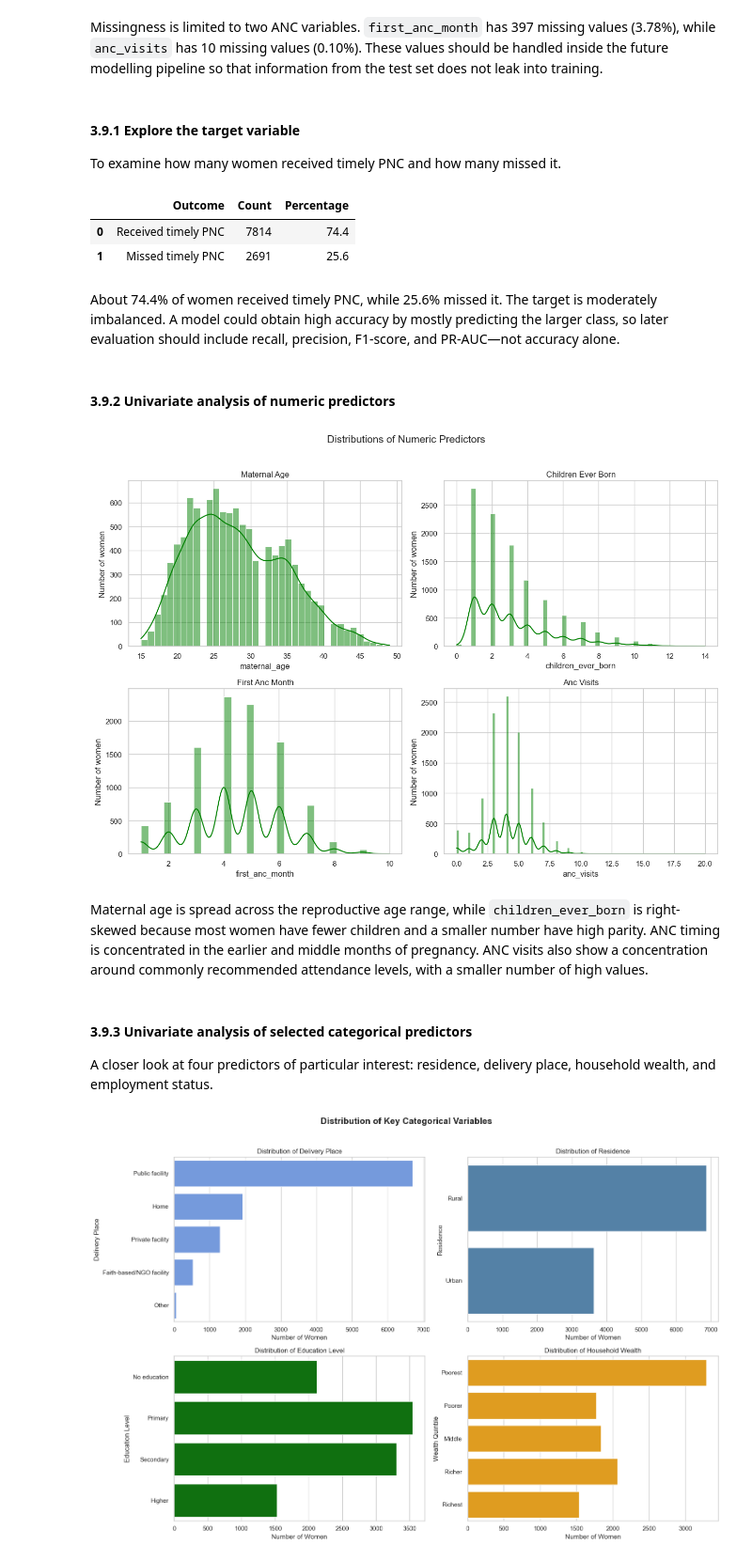
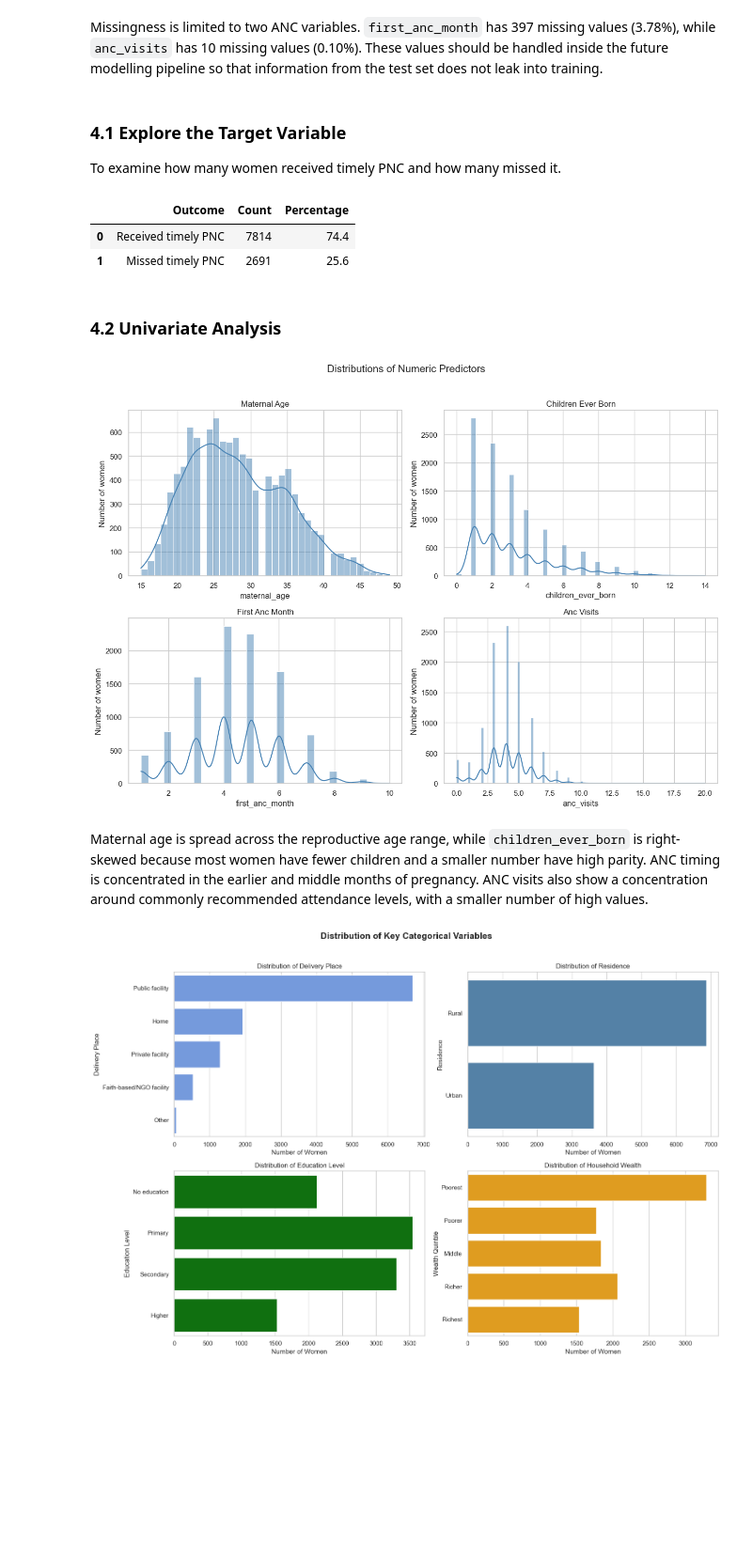
Before and after one commit to dr-baridiminer/Maternal_Health_PNC_Risk_Stratification_Capstone, a Jupyter notebook: notebooks/00_full_project.ipynb, the cells around one changed output. Shown at 94% size. Saved outputs shown, nothing was run; the diff lists cells and outputs as text; code cells hidden in the pictures; blank space fills up the shorter version.

Commit message:
Update EDA analysis and visualizations

```diff
--- a/notebooks/00_full_project.ipynb
+++ b/notebooks/00_full_project.ipynb
@@ -976,7 +934,7 @@ The cleaned file contains 10,505 observations and a complete binary target. `clu
 
 Missingness is limited to two ANC variables. `first_anc_month` has 397 missing values (3.78%), while `anc_visits` has 10 missing values (0.10%). These values should be handled inside the future modelling pipeline so that information from the test set does not leak into training.
 # %% [markdown]
-#### 3.9.1 Explore the target variable
+### 4.1 Explore the Target Variable
 
 To examine how many women received timely PNC and how many missed it.
 # %%
@@ -991,7 +949,3 @@ display(target_summary[["Outcome", "Count", "Percentage"]])
 |  | Outcome | Count | Percentage |
 | 0 | Received timely PNC | 7814 | 74.4 |
 | 1 | Missed timely PNC | 2691 | 25.6 |
-# %% [markdown]
-
-
-About 74.4% of women received timely PNC, while 25.6% missed it. The target is moderately imbalanced. A model could obtain high accuracy by mostly predicting the larger class, so later evaluation should include recall, precision, F1-score, and PR-AUC—not accuracy alone.
@@ -998,26 +962,21 @@ About 74.4% of women received timely PNC, while 25.6% missed it. The target is m
 # %% [markdown]
-#### 3.9.2 Univariate analysis of numeric predictors
+### 4.2 Univariate Analysis
 # %%
 #numeric predictors distribution plots
 fig, axes = plt.subplots(2, 2, figsize=(13, 9))
 
 for column, axis in zip(numeric_columns, axes.flatten()):
-    sns.histplot(data=eda_df, x=column, bins="auto", kde=True, ax=axis, color="green")
+    sns.histplot(data=eda_df, x=column, bins="auto", kde=True, ax=axis, color="steelblue")
     axis.set_title(column.replace("_", " ").title())
     axis.set_ylabel("Number of women")
 
 plt.suptitle("Distributions of Numeric Predictors", fontsize=15, y=1.02)
 plt.tight_layout()
 plt.show()
 # %% [output]
-[figure, old version]
+[figure, new version]
 # %% [markdown]
 
 
 Maternal age is spread across the reproductive age range, while `children_ever_born` is right-skewed because most women have fewer children and a smaller number have high parity. ANC timing is concentrated in the earlier and middle months of pregnancy. ANC visits also show a concentration around commonly recommended attendance levels, with a smaller number of high values.
-# %% [markdown]
-#### 3.9.3 Univariate analysis of selected categorical predictors
-
-A closer look at four predictors of particular interest: residence, delivery place,
-household wealth, and employment status.
 # %%
```
Also changed, not shown: parts of 55 cells of this notebook.
